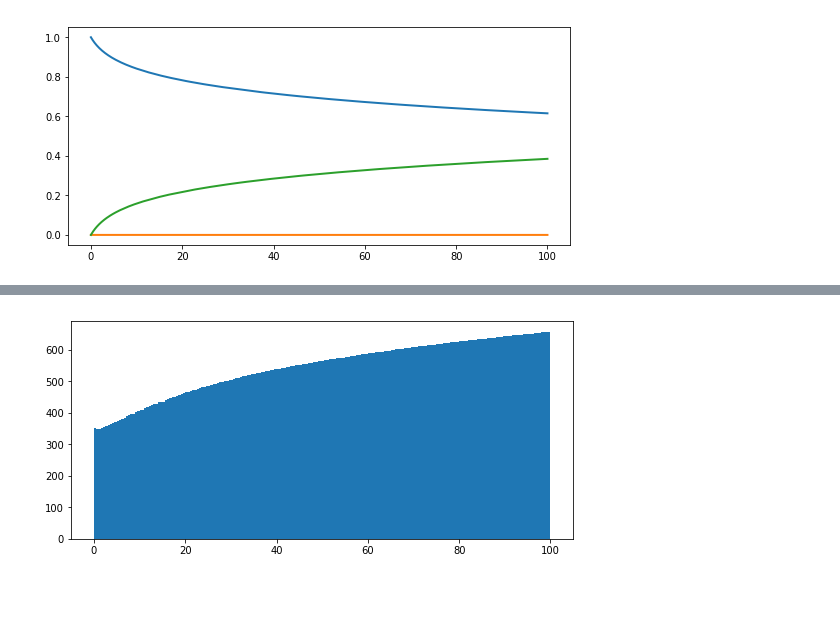
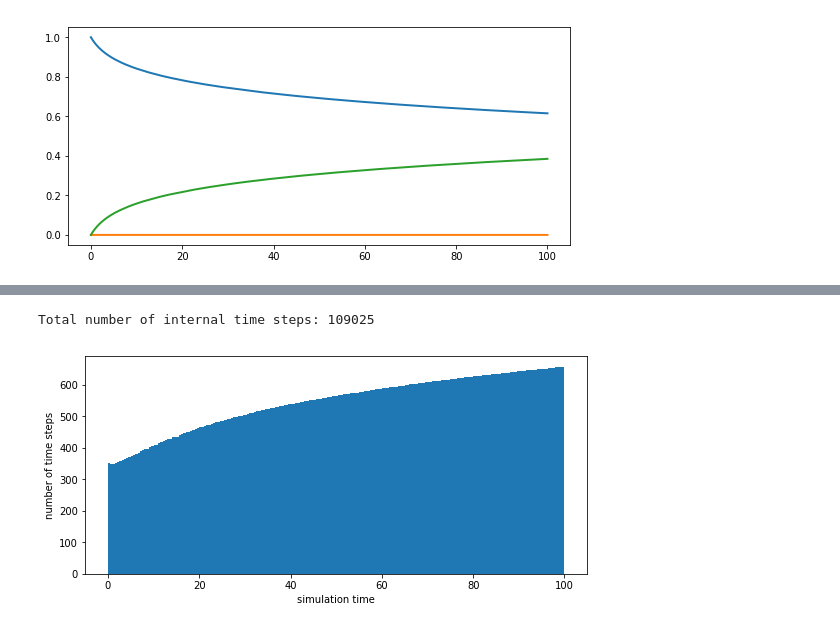
Before and after one commit to eltix/notebooks, a Jupyter notebook: odes.ipynb, the cells around one changed output, grey strips where cells are left out. Saved outputs shown, nothing was run; the diff lists cells and outputs as text; code cells hidden in the pictures; blank space fills up the shorter version.

```diff
--- a/odes.ipynb
+++ b/odes.ipynb
@@ -119,5 +163,9 @@ pyplot.plot(sol.t, sol.y[2], '-', color='C2', linewidth=2);
 # %%
 pyplot.figure(figsize=(9.0, 4.0))  # set the size of the figure
 pyplot.hist(sol.t, bins=200);
+pyplot.ylabel("number of time steps")
+pyplot.xlabel("simulation time")
+print("Total number of internal time steps:", len(sol.t))
 # %% [output]
+Total number of internal time steps: 109025
-[figure, old version]
+[figure, new version]
```
Also changed, not shown: parts of 11 cells of this notebook.
